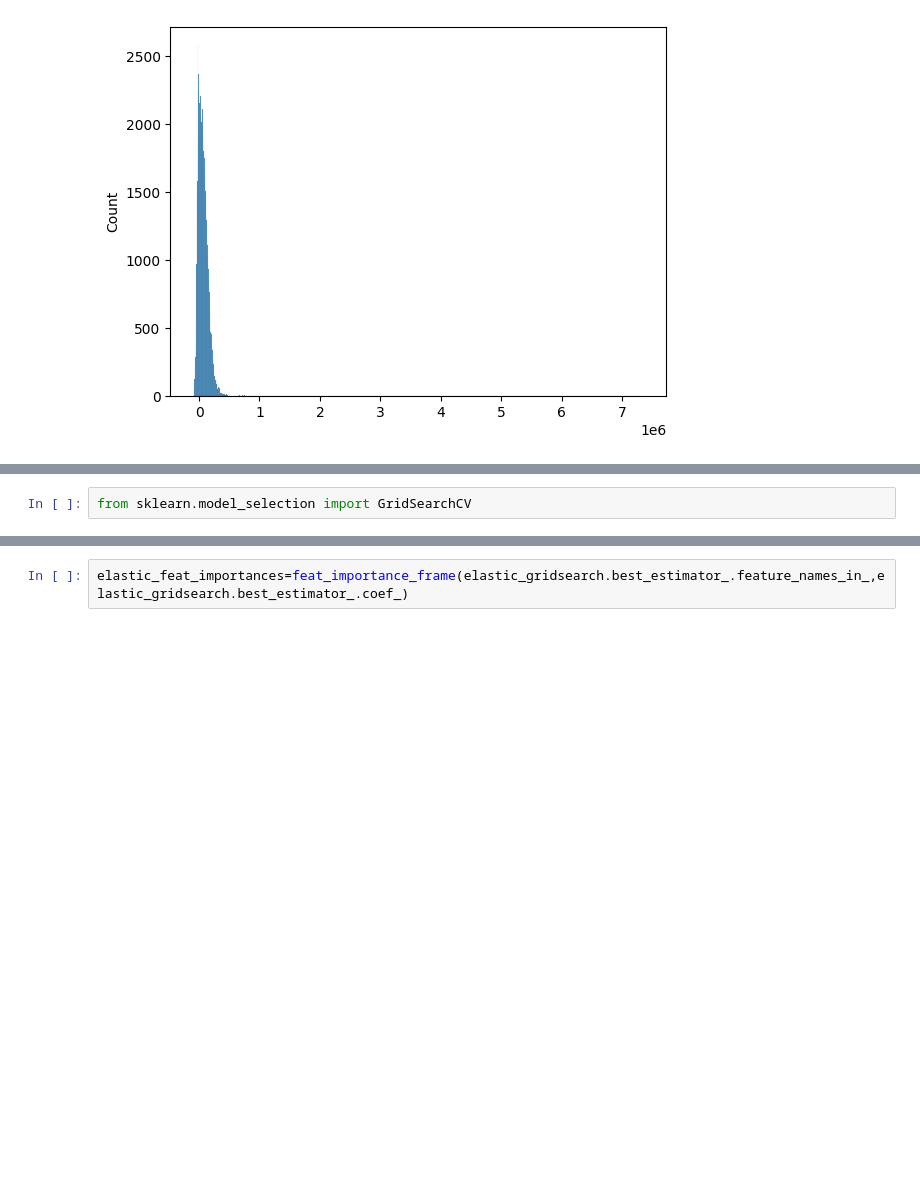
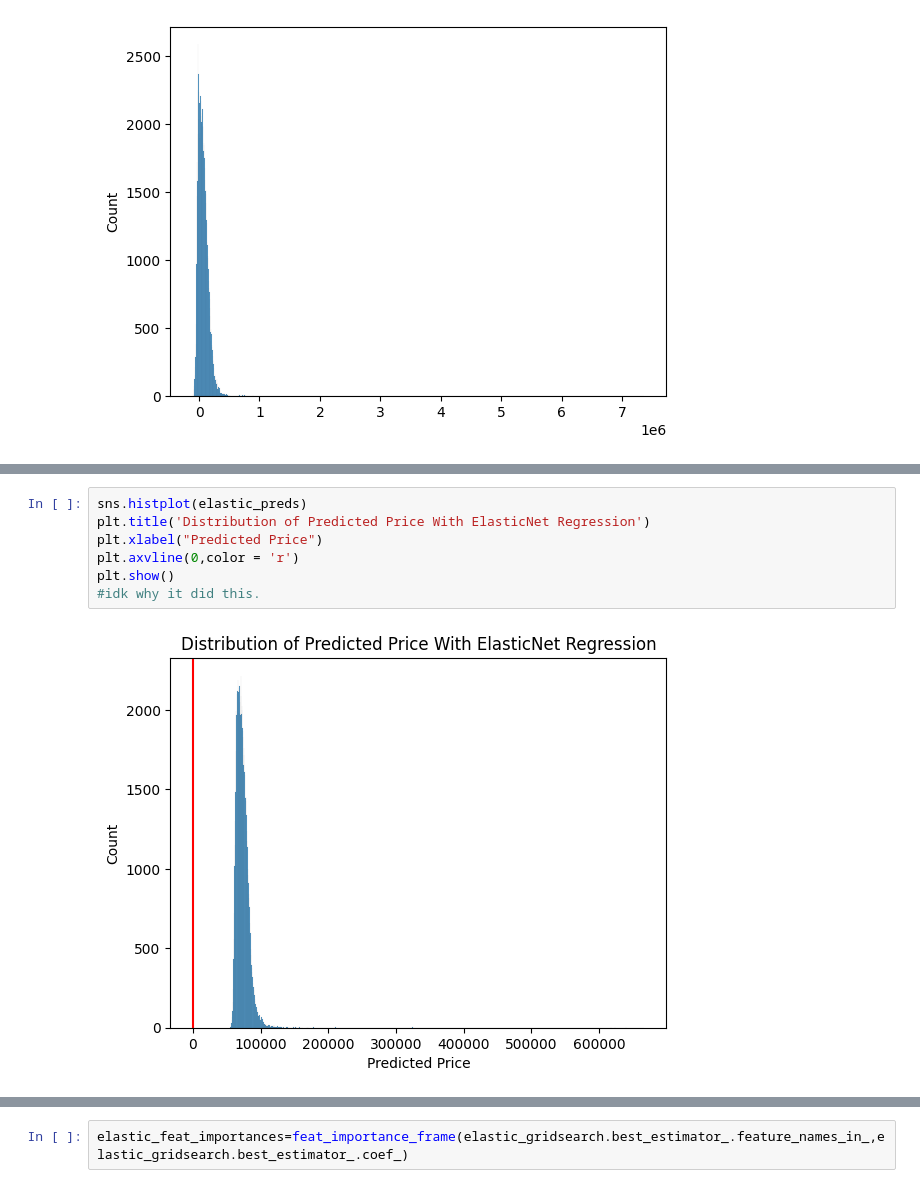
Before and after one commit to alexanderomason/practical_app_II, a Jupyter notebook: prompt_II.ipynb, the cells around one changed output, grey strips where cells are left out. Saved outputs shown, nothing was run; the diff lists cells and outputs as text; blank space fills up the shorter version.

```diff
--- a/prompt_II.ipynb
+++ b/prompt_II.ipynb
@@ -461,5 +439,12 @@ mean_squared_error(elastic_preds,y_test)
-# %%
-from sklearn.model_selection import GridSearchCV
+# %%
+sns.histplot(elastic_preds)
+plt.title('Distribution of Predicted Price With ElasticNet Regression')
+plt.xlabel("Predicted Price")
+plt.axvline(0,color = 'r')
+plt.show()
+#idk why it did this.
+# %% [output]
+[figure, added]
 # %%
 ridge_params={'alpha':[100,1000,5000,10000,25000,100000,250000]}
 ridge_gridsearch = GridSearchCV(Ridge(),
```
Also changed, not shown: parts of 41 cells of this notebook.
